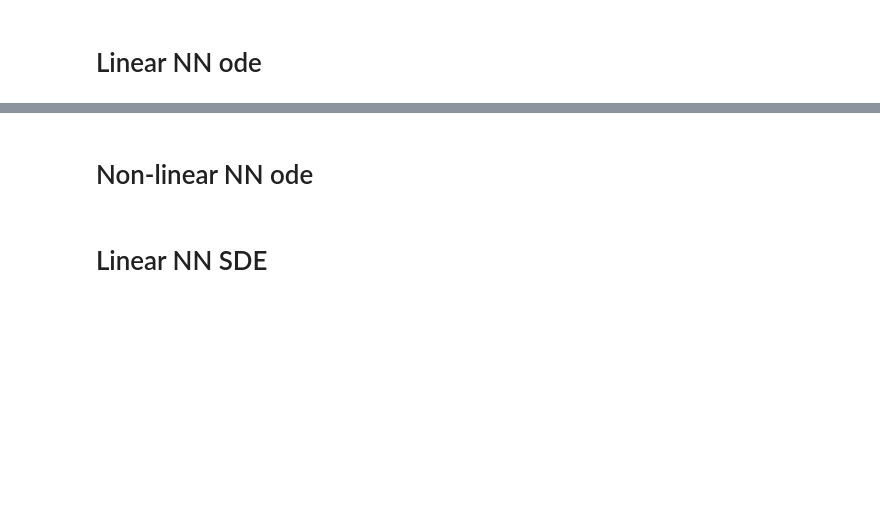
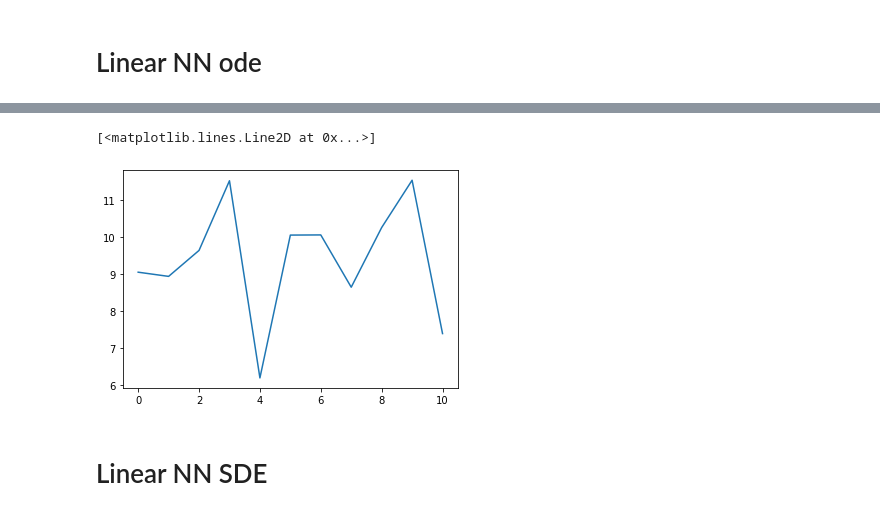
Before and after one commit to rdbrackston/NN-control, a Jupyter notebook: notebooks/tf_train_different_models_ode_and_sde.ipynb, the cells around one changed output, grey strips where cells are left out. Cells and saved outputs as stored; diff of their text form; code cells hidden in the pictures; blank space fills up the shorter version.

```diff
--- a/notebooks/tf_train_different_models_ode_and_sde.ipynb
+++ b/notebooks/tf_train_different_models_ode_and_sde.ipynb
@@ -188,2 +205,0 @@ model.get_weights()
-# %% [markdown]
-# Non-linear NN ode
@@ -205,5 +206,8 @@ test_freq = 20
-# %%
-loss_history = train_ode(model, batch_size, niters, test_freq, t_grid, free_trajectory)
+# %%
+plt.plot(loss_history)
+# %% [output]
+[<matplotlib.lines.Line2D at 0x...>]
+[figure, added]
 # %% [markdown]
 # Linear NN SDE
 # %%
```
Also changed, not shown: parts of 10 cells of this notebook.
